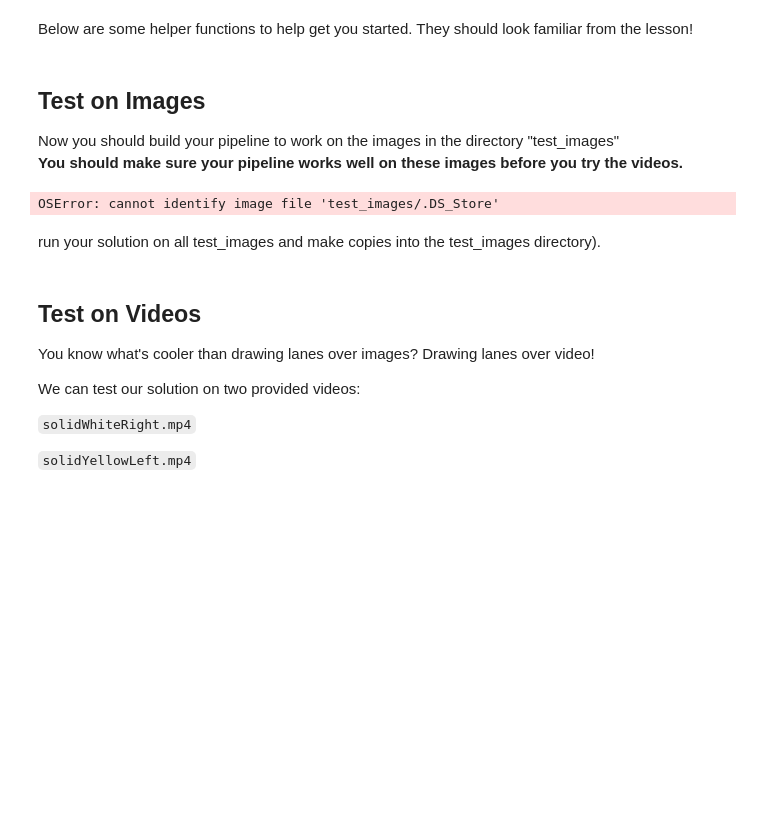
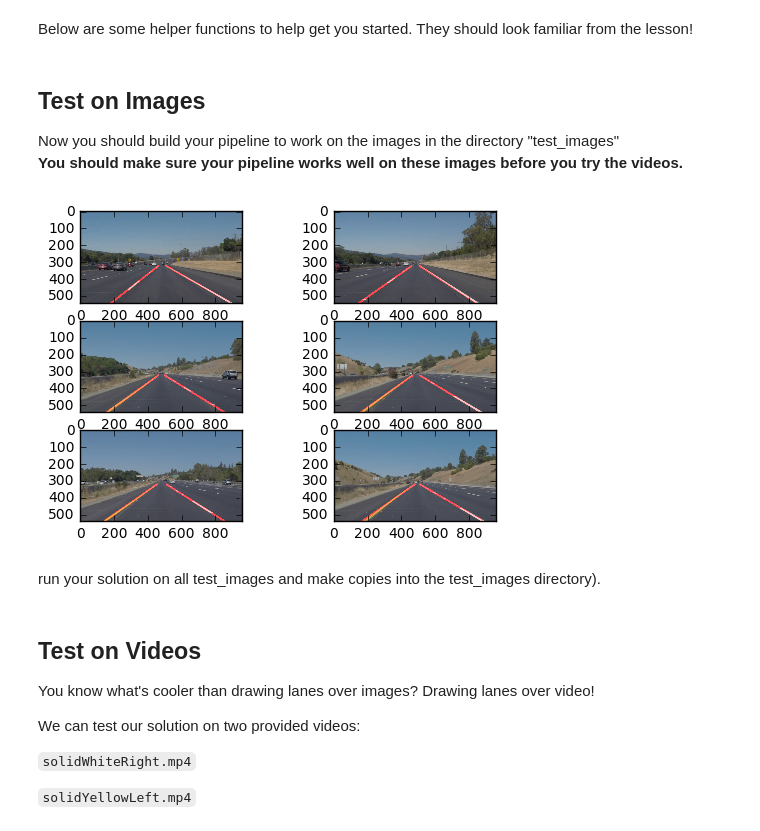
Before and after one commit to khaleelp/SelfDrivingCar, a Jupyter notebook: UdacityAssignments/CarND-LaneLines-P1-master/P1.ipynb, the cells around one changed output. Saved outputs shown, nothing was run; the diff lists cells and outputs as text; code cells hidden in the pictures; blank space fills up the shorter version.

```diff
--- a/UdacityAssignments/CarND-LaneLines-P1-master/P1.ipynb
+++ b/UdacityAssignments/CarND-LaneLines-P1-master/P1.ipynb
@@ -162,8 +159,12 @@ def weighted_img(img, initial_img, α=0.8, β=1., λ=0.):
 
 def draw_lane_lines(img, lines):
     """
-    `img` is the output after both left and right lanes are drawn
+    Input:
+    `img` is the output after applying hough and plotting points on blank image
     `lines' is list of points returned after hough transform
+
+    Output:
+    Blank image with left and right lane lines drawn on it
 
     Logic to extrapolate left and right lanes from set of points is as follows:
     1. Seperate left and right lane points based on slope
@@ -192,8 +193,8 @@ def draw_lane_lines(img, lines):
     [left_vx,left_vy,left_x,left_y] = cv2.fitLine(np.array(left_points, dtype=np.int32), cv2.DIST_L2,0,0.01,0.01)
     left_slope = left_vy / left_vx
     left_intercept = left_y - (left_slope * left_x)
-    left_startY = 600
-    left_endY = 320
+    left_startY = img.shape[0] #start from bottom
+    left_endY = int(img.shape[0] * 0.60) #upto 66% of image
     left_startX = (left_startY - left_intercept) / left_slope
     left_endX = (left_endY - left_intercept) / left_slope
 
@@ -201,8 +202,8 @@ def draw_lane_lines(img, lines):
     [right_vx,right_vy,right_x,right_y] = cv2.fitLine(np.array(right_points, dtype=np.int32), cv2.DIST_L2,0,0.01,0.01)
     right_slope = right_vy / right_vx
     right_intercept = right_y - (right_slope * right_x)
-    right_startY = 600
-    right_endY = 320
+    right_startY = img.shape[0]
+    right_endY = int(img.shape[0] * 0.60)
     right_startX = (right_startY - right_intercept) / right_slope
     right_endX = (right_endY - right_intercept) / right_slope
 
@@ -215,9 +216,19 @@ def draw_lane_lines(img, lines):
 
     return laneline_img
 # %%
-# pipeline that will draw lane lines on the test_images and return updated image
+
 def fetch_lines(image):
+    """
+    Input: `img` raw image
+    Output: Set of points returned by hough_lines method.  List[(x1,y1,x2,y2),(x1,y1,x2,y2)]
 
+    fetch_lines method does following steps before applying hough transform on the image:
+    1. Grayscale
+    2. Gaussian smoothing (to remove noise)
+    3. Get list of edges by applying canny
+    4. Select region of interest
+    5. Apply hough transform and return points list
+    """
     #1. Grayscale
     image_copy = grayscale(image)
 
@@ -249,7 +260,16 @@ def fetch_lines(image):
     return lines, line_img, masked_edges
 
 def pipeline(image):
+    """
+    pipeline method takes input as image and return image after drawing lane lines.
+    Input: `image` on which we need to detect left and right lane lines
+    Output: final image after drawing both left and right lane lines
 
+    Following is logic for drawing lines on image:
+    1. Apply hough_lines and get set of points
+    2. Take points list returned in step#1 and extrapolate and find left and right lane lines
+    3. return final image
+    """
     #Get all lines and line image
     lines, line_img, masked_edges = fetch_lines(image)
 
@@ -268,27 +291,24 @@ Now you should build your pipeline to work on the images in the directory "test_
 # %%
 
 #Iterate over all test images and test pipeline
 def run():
 
     i=1
     for image in images:
         #image object
         original_image = mpimg.imread('test_images/'+image)
 
-        #images with all lines plotted
-        #lines, line_img, masked_edges = fetch_lines(original_image)
-        #final_image = weighted_img(line_img, original_image, α=0.8)
+        #get image with left and right lanes plotted
         final_image = pipeline(original_image)
-
         plt.subplot(3,2,i) #display inline
         plt.imshow(final_image)
 
-        #mpimg.imsave('test_images/'+'output_'+image, final_image) #save final image
+        mpimg.imsave('test_images/'+'output_'+image, final_image) #save final image
         i = i+1
 
 run()
 # %% [output]
-OSError: cannot identify image file 'test_images/.DS_Store'
+[figure, added]
 # %% [markdown]
 run your solution on all test_images and make copies into the test_images directory).
 # %%
```
Also changed, not shown: parts of 6 cells of this notebook.
